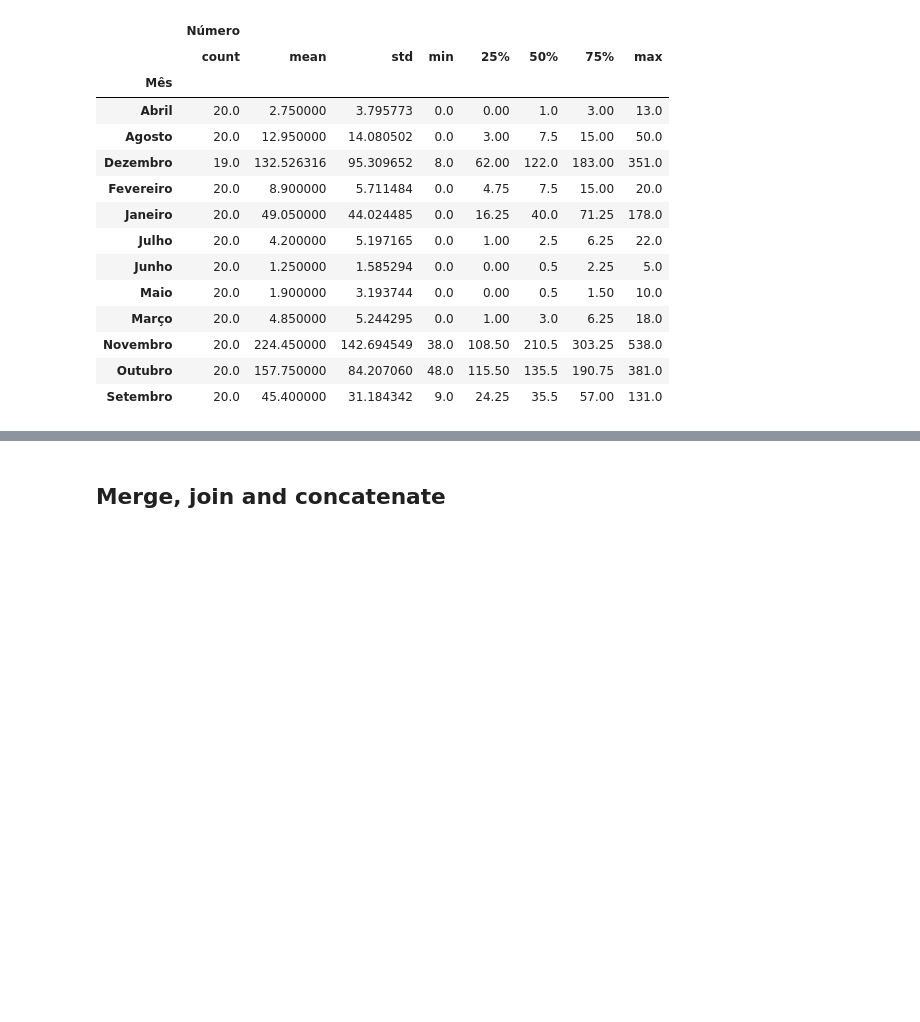
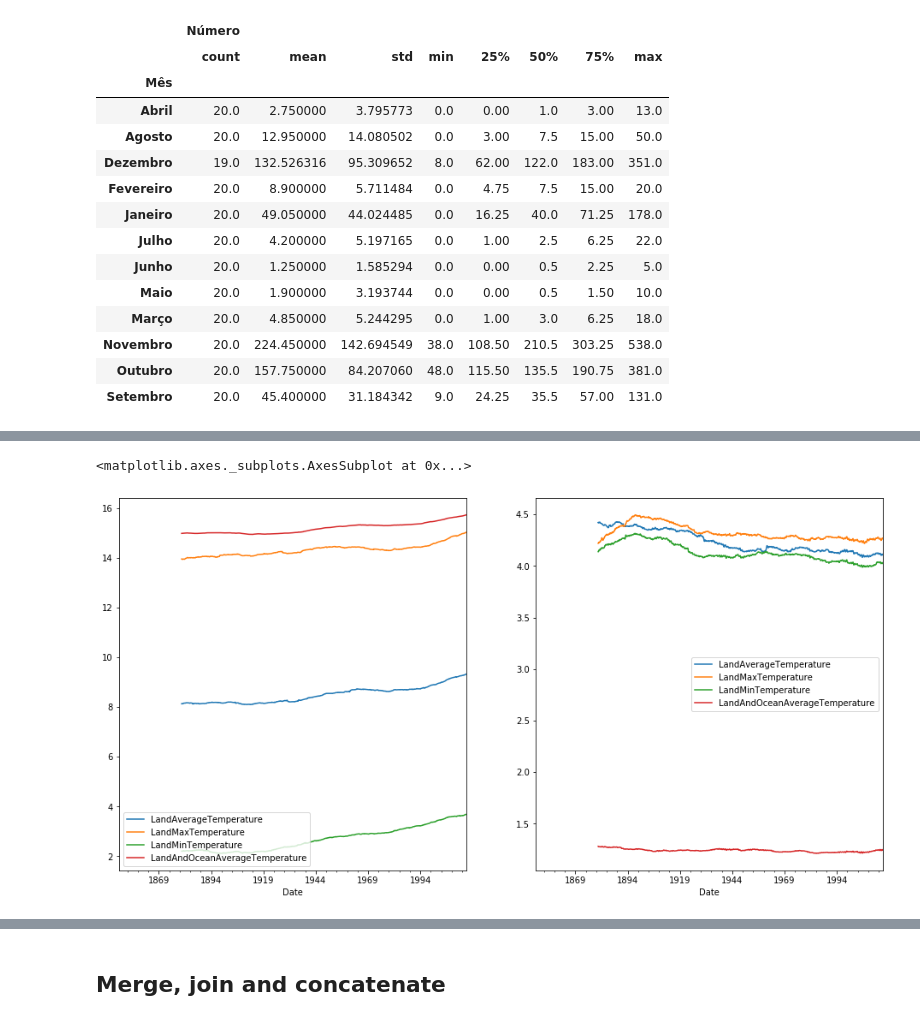
Before and after one commit to douglasvitoreti/scientific-python-lectures, a Jupyter notebook: Lecture-6-Pandas.ipynb, the cells around one changed output, grey strips where cells are left out. Drawn from its saved outputs; the diff is of its cells as text; code cells hidden in the pictures; blank space fills up the shorter version.

```diff
--- a/Lecture-6-Pandas.ipynb
+++ b/Lecture-6-Pandas.ipynb
@@ -571,0 +620,8 @@ amazon_fires.loc[idx, cols].groupby('Mês').describe()
+# %%
+fig, axs = plt.subplots(1, 2, figsize=(16,8))
+
+bfill.rolling(360).mean().plot(ax=axs[0])
+bfill.rolling(360).std().plot(ax=axs[1])
+# %% [output]
+<matplotlib.axes._subplots.AxesSubplot at 0x...>
+[figure, added]
```
Also changed, not shown: parts of 18 cells of this notebook, 4 other files.
